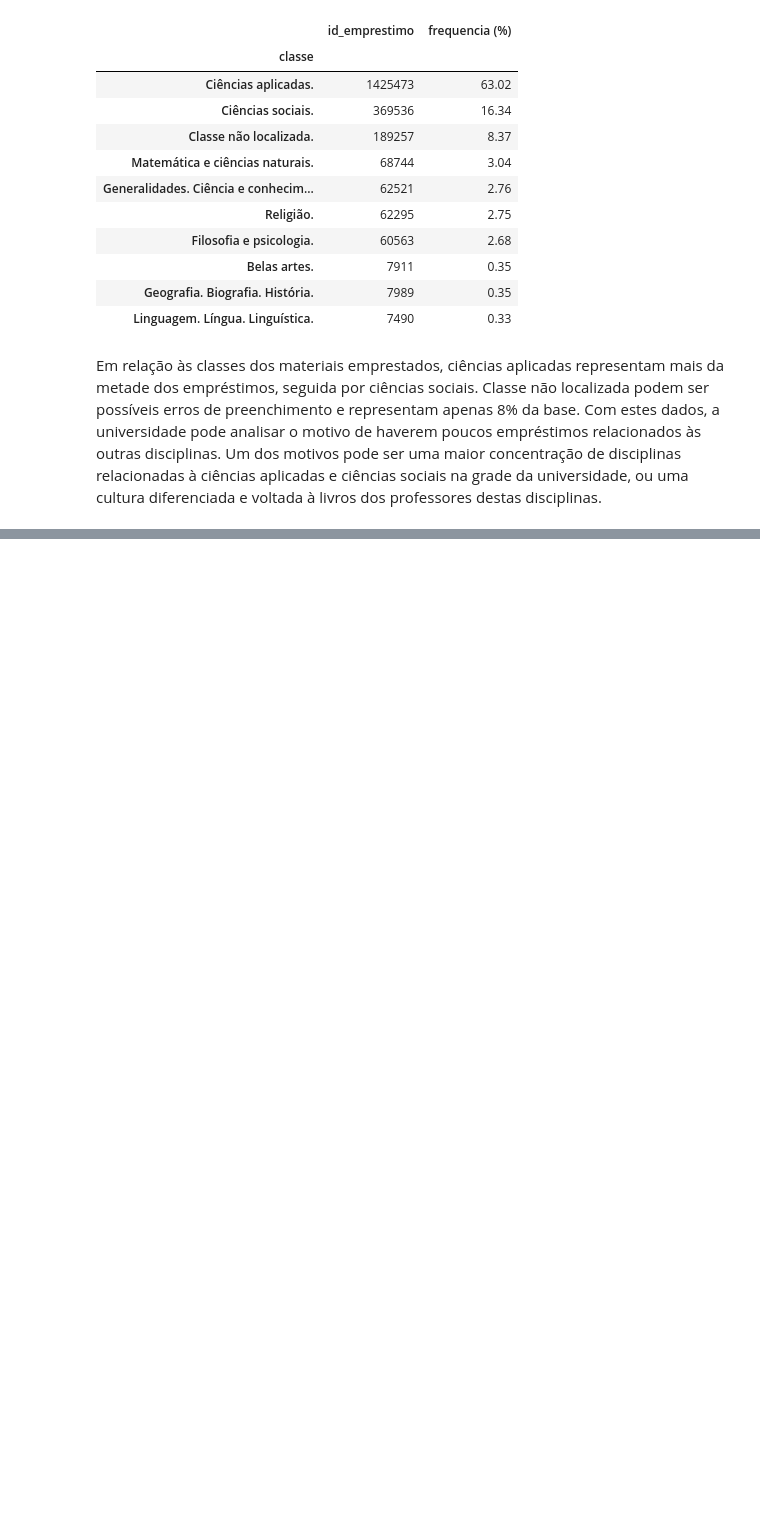
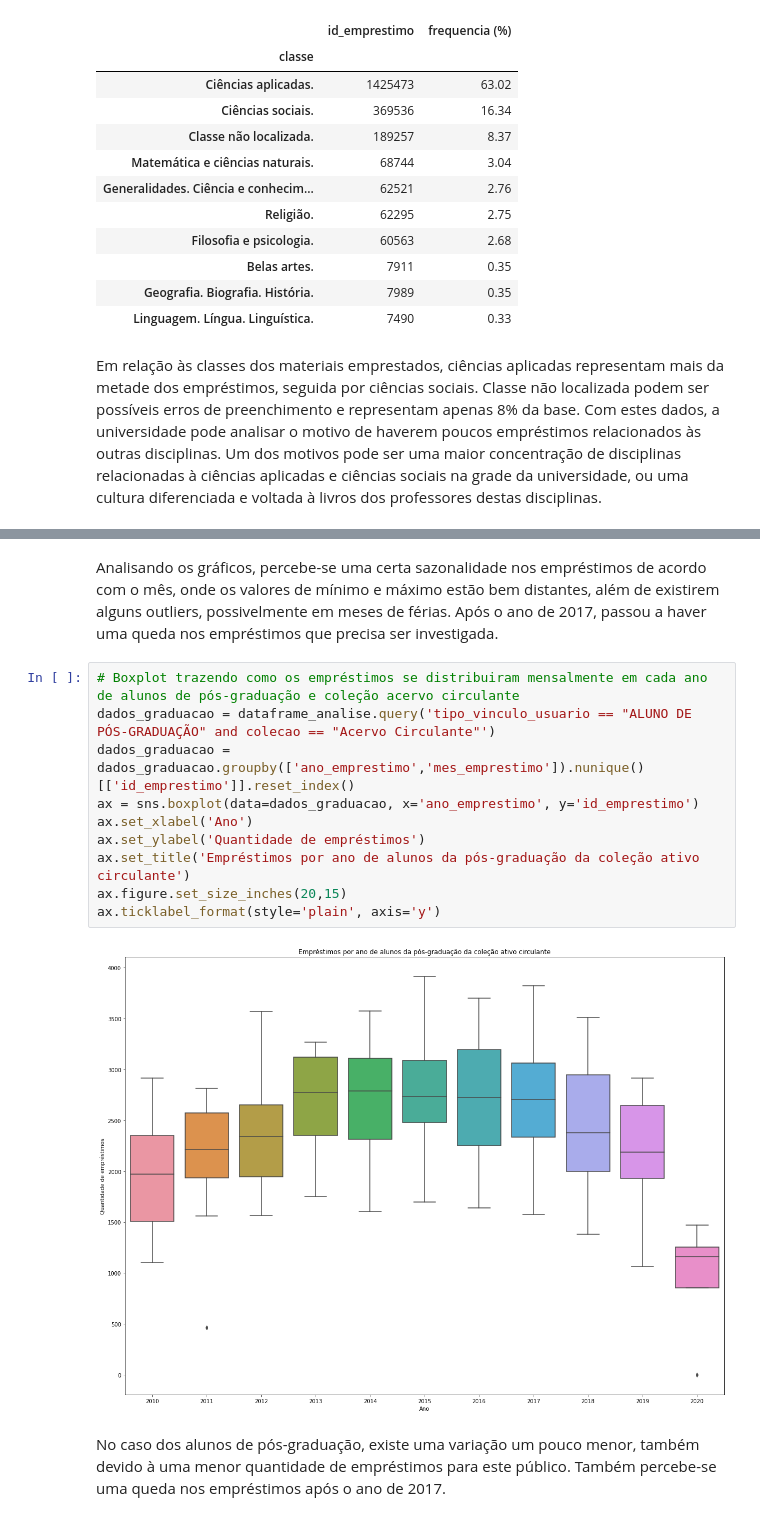
Before and after one commit to LucasMunarolo/Analise-Dados, a Jupyter notebook: EmprestimosBiblioteca.ipynb, the cells around one changed output, grey strips where cells are left out. Cells and saved outputs as stored; diff of their text form; blank space fills up the shorter version.

```diff
--- a/EmprestimosBiblioteca.ipynb
+++ b/EmprestimosBiblioteca.ipynb
@@ -512,0 +581,16 @@ Um dos motivos pode ser uma maior concentração de disciplinas relacionadas à
+# %% [markdown]
+Analisando os gráficos, percebe-se uma certa sazonalidade nos empréstimos de acordo com o mês, onde os valores de mínimo e máximo estão bem distantes, além de existirem alguns outliers, possivelmente em meses de férias. Após o ano de 2017, passou a haver uma queda nos empréstimos que precisa ser investigada.
+# %%
+# Boxplot trazendo como os empréstimos se distribuiram mensalmente em cada ano de alunos de pós-graduação e coleção acervo circulante
+dados_graduacao = dataframe_analise.query('tipo_vinculo_usuario == "ALUNO DE PÓS-GRADUAÇÃO" and colecao == "Acervo Circulante"')
+dados_graduacao = dados_graduacao.groupby(['ano_emprestimo','mes_emprestimo']).nunique()[['id_emprestimo']].reset_index()
+ax = sns.boxplot(data=dados_graduacao, x='ano_emprestimo', y='id_emprestimo')
+ax.set_xlabel('Ano')
+ax.set_ylabel('Quantidade de empréstimos')
+ax.set_title('Empréstimos por ano de alunos da pós-graduação da coleção ativo circulante')
+ax.figure.set_size_inches(20,15)
+ax.ticklabel_format(style='plain', axis='y')
+# %% [output]
+[figure, added]
+# %% [markdown]
+No caso dos alunos de pós-graduação, existe uma variação um pouco menor, também devido à uma menor quantidade de empréstimos para este público. Também percebe-se uma queda nos empréstimos após o ano de 2017.
```
Also changed, not shown: parts of 35 cells of this notebook.
